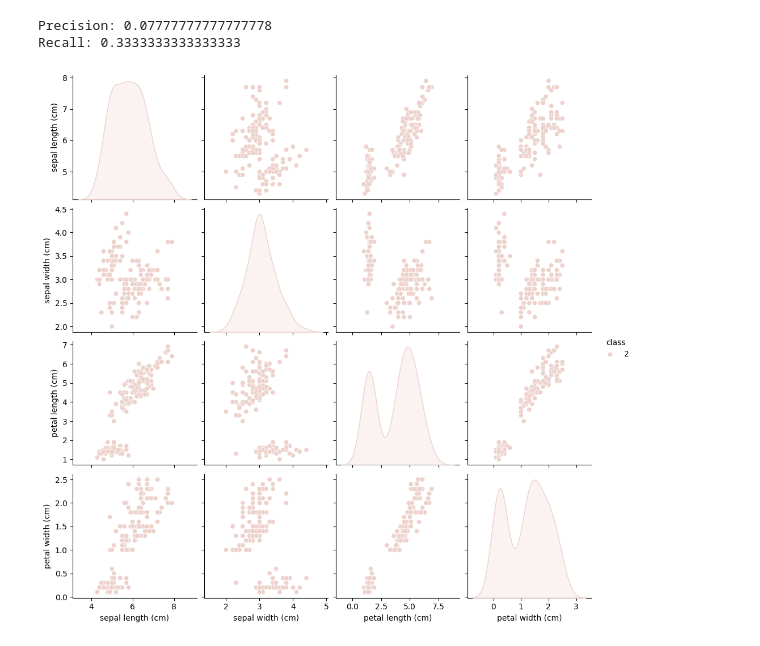
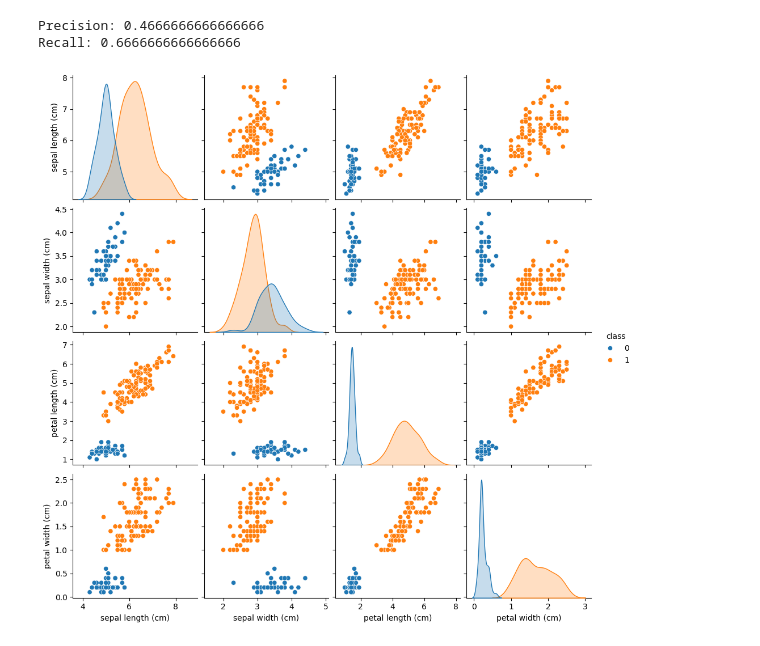
Before and after one commit to yaggod/MachineLearningTasks, a Jupyter notebook: Machine Learning/Task1.ipynb, the cells around one changed output. Drawn from its saved outputs; the diff is of its cells as text; code cells hidden in the pictures.

```diff
--- a/Machine Learning/Task1.ipynb
+++ b/Machine Learning/Task1.ipynb
@@ -152,18 +152,18 @@ Recall: 0.9333333333333332
 # %%
 nn = NNClassifier(4, [1], y)
-nn.fit(X_train.values, y_train, epochs = 1000)
+nn.fit(X_train.values, y_train, epochs = 2000)
 
 predicted = []
 for x in X_test.values:
     predicted.append(nn.predict(x))
 
 precision = precision_score(y_test, predicted, average = 'macro')
 recall = recall_score(y_test, predicted, average = 'macro')
 print("Precision:", precision)
 print("Recall:", recall)
 
-draw_boundaries(nn, X )
+draw_boundaries(nn, X)
 # %% [output]
-Precision: 0.07777777777777778
-Recall: 0.3333333333333333
+Precision: 0.4666666666666666
+Recall: 0.6666666666666666
-[figure, old version]
+[figure, new version]
```
Also changed, not shown: parts of 1 cell of this notebook.
